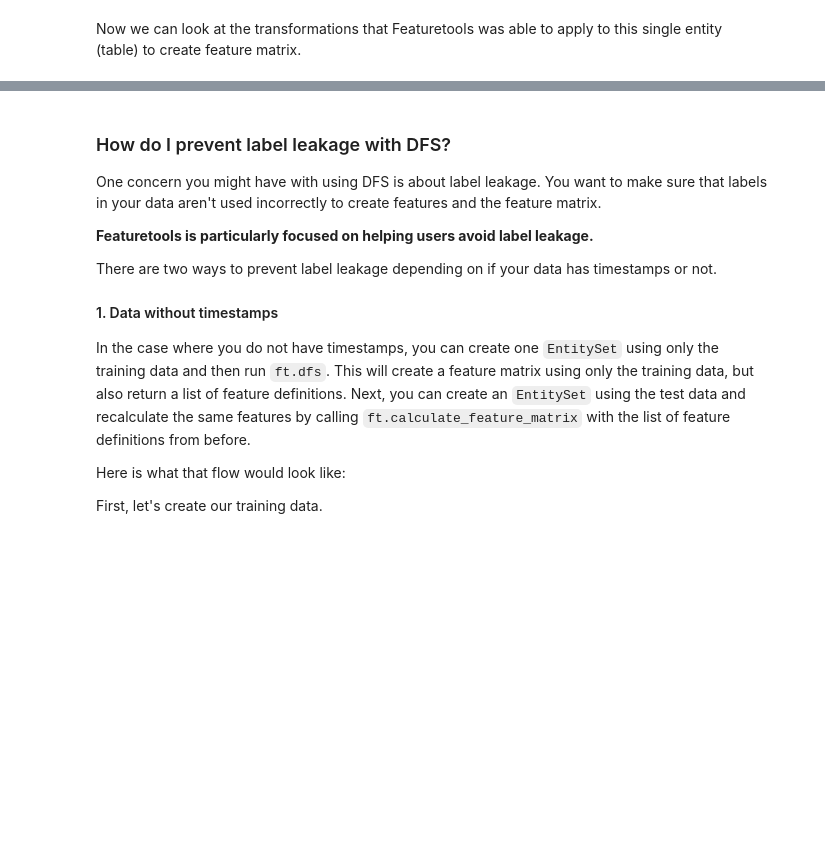
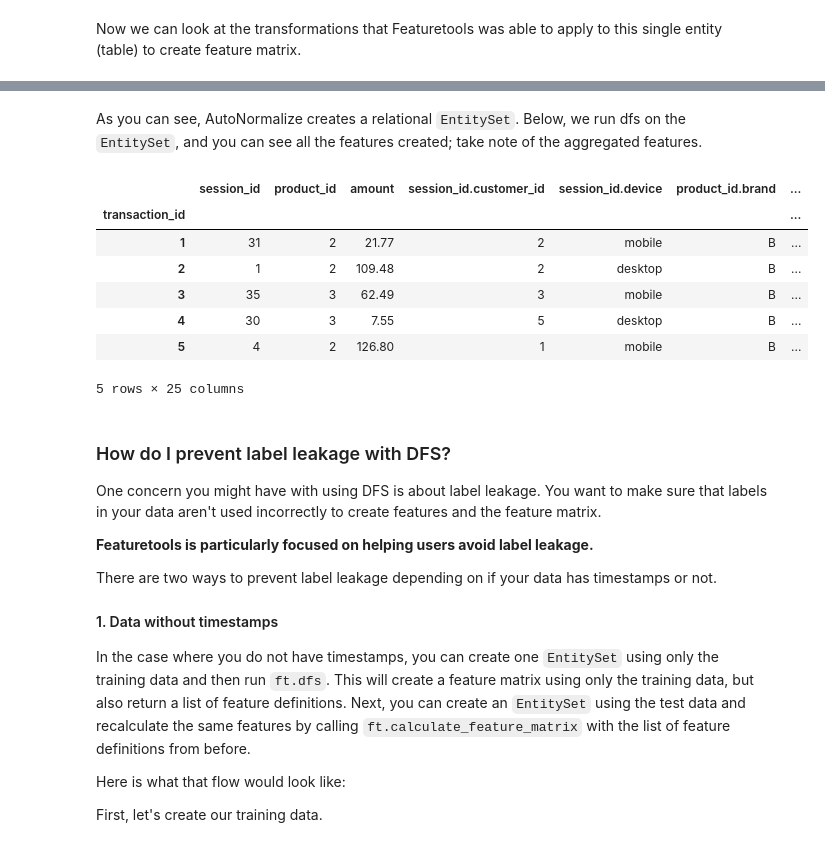
Before and after one commit to alteryx/featuretools, a Jupyter notebook: docs/source/frequently_asked_questions.ipynb, the cells around one changed output, grey strips where cells are left out. Cells and saved outputs as stored; diff of their text form; code cells hidden in the pictures; blank space fills up the shorter version.

Commit message:
adding autonormalize to extras_require (#699)
Adding AutoNormalize as an add-on library to Featuretools

```diff
--- a/docs/source/frequently_asked_questions.ipynb
+++ b/docs/source/frequently_asked_questions.ipynb
@@ -321,8 +321,7 @@ You can run DFS on a single table. Featuretools will be able to generate feature
 
 For example:
 # %%
-data = ft.demo.load_mock_customer()
-transactions_df = data["transactions"]
+transactions_df = ft.demo.load_mock_customer(return_single_table=True)
 
 es = ft.EntitySet(id="customer_data")
 es = es.entity_from_dataframe(entity_id="transactions",
@@ -347,0 +373,4 @@ feature_matrix.head()
+# %%
+from featuretools.autonormalize import autonormalize as an
+es = an.normalize_entity(es)
+es.plot()
@@ -348,3 +379,19 @@ feature_matrix.head()
+# %% [markdown]
+As you can see, AutoNormalize creates a relational `EntitySet`. Below, we run dfs on the `EntitySet`, and you can see all the features created; take note of the aggregated features.
+# %%
+feature_matrix, feature_defs = ft.dfs(entityset=es,
+                                      target_entity="transaction_id",
+                                      trans_primitives=[])
+feature_matrix.head()
+# %% [output]
+|  | session_id | product_id | amount | session_id.customer_id | session_id.device | product_id.brand | ... |
+| transaction_id |  |  |  |  |  |  | ... |
+| 1 | 31 | 2 | 21.77 | 2 | mobile | B | ... |
+| 2 | 1 | 2 | 109.48 | 2 | desktop | B | ... |
+| 3 | 35 | 3 | 62.49 | 3 | mobile | B | ... |
+| 4 | 30 | 3 | 7.55 | 5 | desktop | B | ... |
+| 5 | 4 | 2 | 126.80 | 1 | mobile | B | ... |
+5 rows × 25 columns
 # %% [markdown]
 ### How do I prevent label leakage with DFS?
 
```
Also changed, not shown: parts of 4 cells of this notebook, 5 other files.
